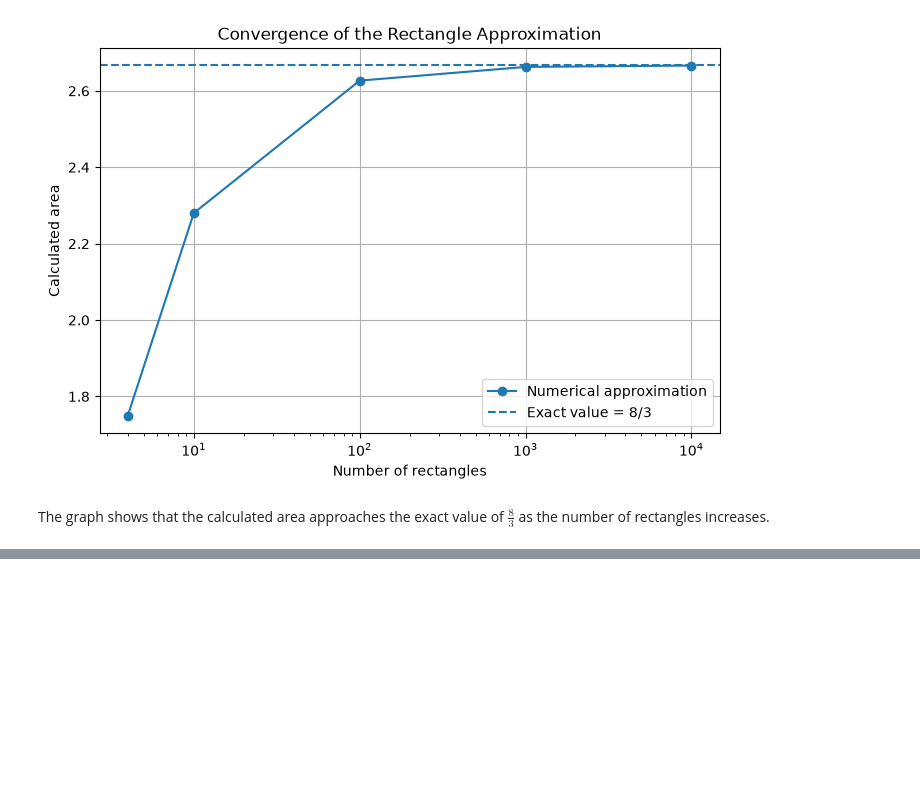
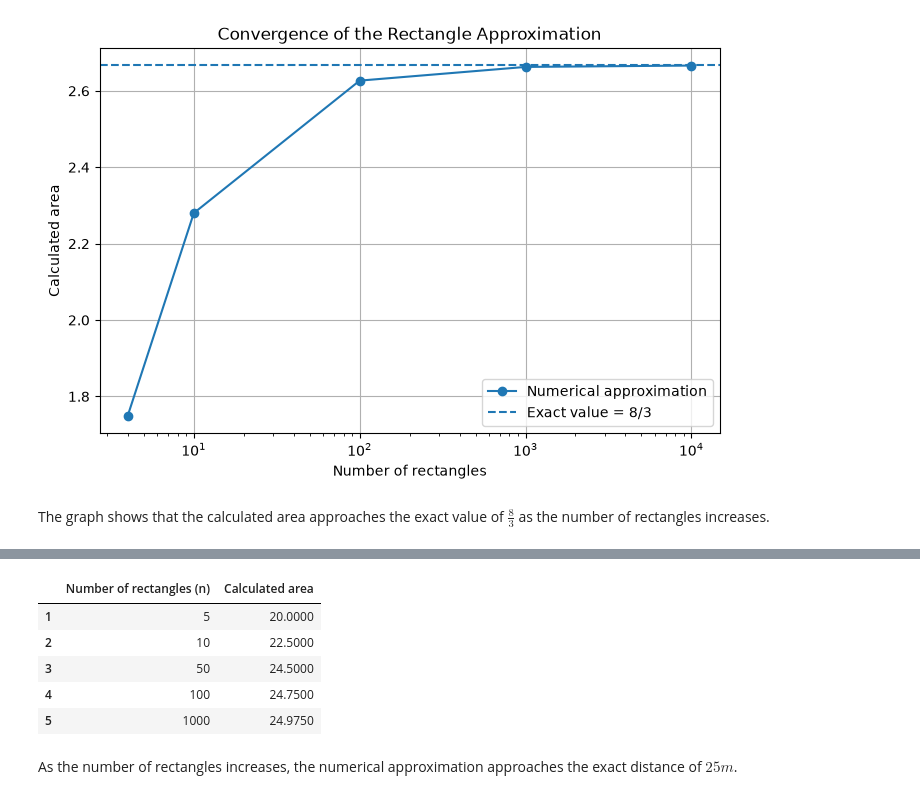
Before and after one commit to Edgybug/integrals-course-project, a Jupyter notebook: course_project.ipynb, the cells around one changed output, grey strips where cells are left out. Saved outputs shown, nothing was run; the diff lists cells and outputs as text; code cells hidden in the pictures; blank space fills up the shorter version.

```diff
--- a/course_project.ipynb
+++ b/course_project.ipynb
@@ -429,0 +554,28 @@ $$ \int_a^b f(x)dx = \lim\limits_{n\rightarrow\infty} \sum\limits_{i=1}^{n} f(x_
+# %%
+def velocity(t):
+    return t * 2
+
+distance_n_5 = si.integrate(velocity, 0, 5, 5)
+distance_n_10 = si.integrate(velocity, 0, 5, 10)
+distance_n_50 = si.integrate(velocity, 0, 5, 50)
+distance_n_100 = si.integrate(velocity, 0, 5, 100)
+distance_n_1000 = si.integrate(velocity, 0, 5, 1000)
+
+data = {
+    "Number of rectangles (n)": [5, 10, 50, 100, 1000],
+    "Calculated area": [distance_n_5, distance_n_10, distance_n_50, distance_n_100, distance_n_1000]
+}
+df = pd.DataFrame(data)
+
+df.index = df.index + 1
+
+df.style.format({"Calculated area": "{:.4f}"})
+# %% [output]
+|  | Number of rectangles (n) | Calculated area |
+| 1 | 5 | 20.0000 |
+| 2 | 10 | 22.5000 |
+| 3 | 50 | 24.5000 |
+| 4 | 100 | 24.7500 |
+| 5 | 1000 | 24.9750 |
+# %% [markdown]
+As the number of rectangles increases, the numerical approximation approaches the exact distance of $25 m$.
```
Also changed, not shown: parts of 12 cells of this notebook.
